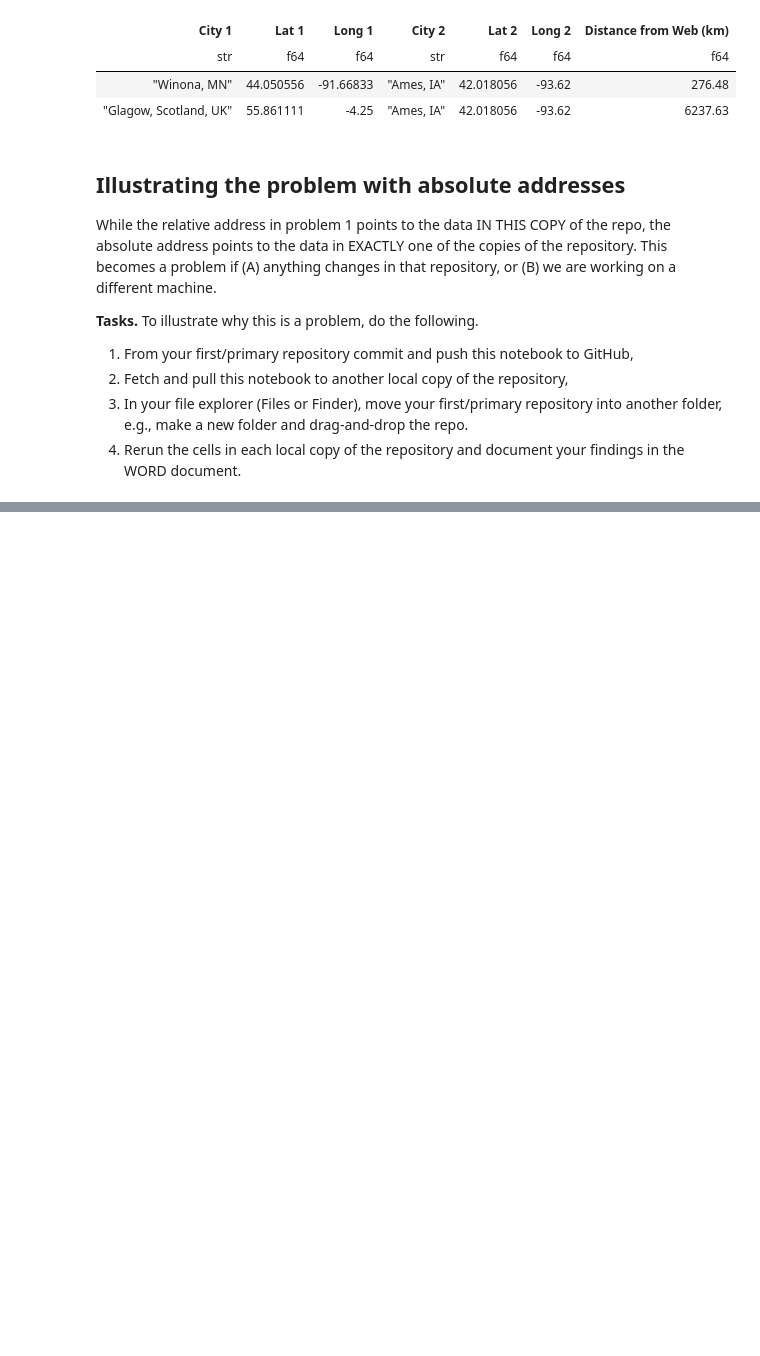
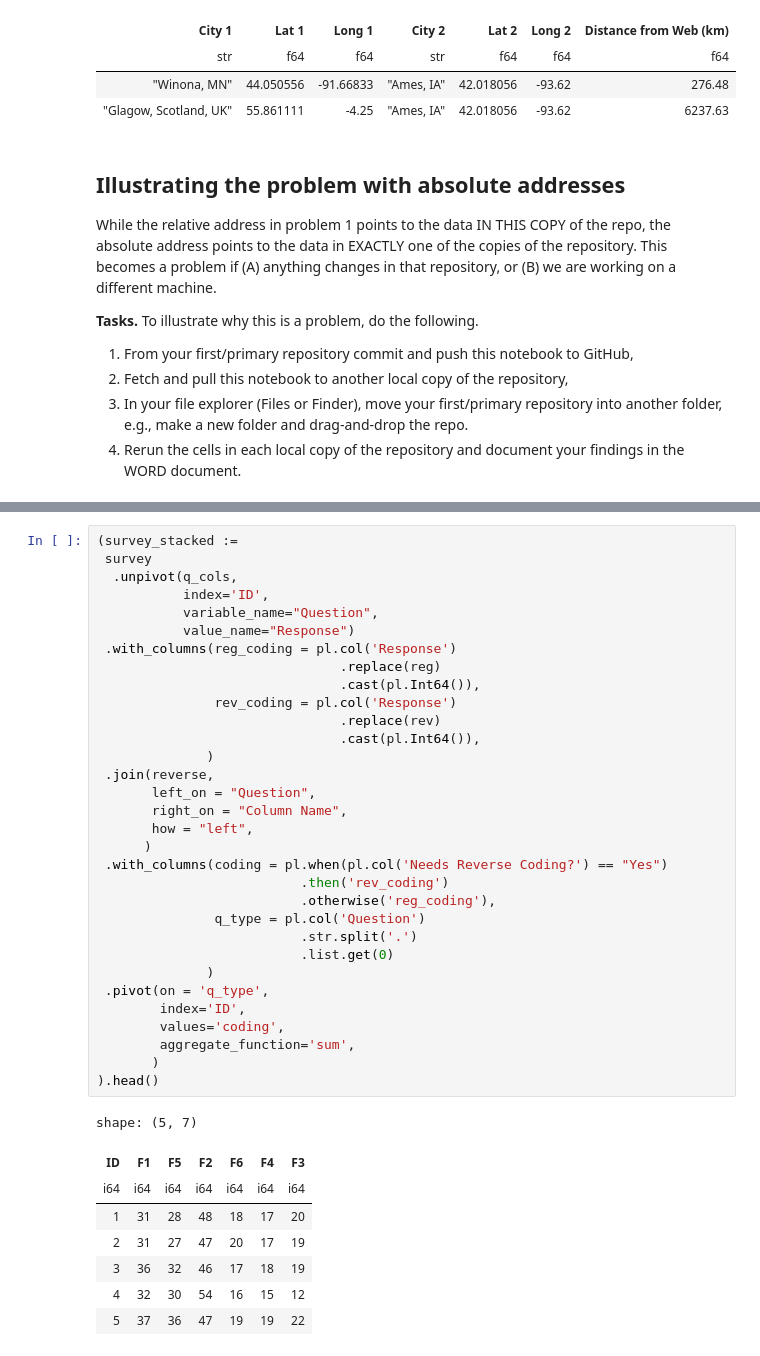
Before and after one commit to wp7618us-ui/health_survey, a Jupyter notebook: 1_4_health_care_survey.ipynb, the cells around one changed output, grey strips where cells are left out. Saved outputs shown, nothing was run; the diff lists cells and outputs as text; blank space fills up the shorter version.

```diff
--- a/1_4_health_care_survey.ipynb
+++ b/1_4_health_care_survey.ipynb
@@ -58,0 +177,41 @@ While the relative address in problem 1 points to the data IN THIS COPY of the r
+# %%
+(survey_stacked :=
+ survey
+  .unpivot(q_cols,
+           index='ID',
+           variable_name="Question",
+           value_name="Response")
+ .with_columns(reg_coding = pl.col('Response')
+                               .replace(reg)
+                               .cast(pl.Int64()),
+               rev_coding = pl.col('Response')
+                               .replace(rev)
+                               .cast(pl.Int64()),
+              )
+ .join(reverse,
+       left_on = "Question",
+       right_on = "Column Name",
+       how = "left",
+      )
+ .with_columns(coding = pl.when(pl.col('Needs Reverse Coding?') == "Yes")
+                          .then('rev_coding')
+                          .otherwise('reg_coding'),
+               q_type = pl.col('Question')
+                          .str.split('.')
+                          .list.get(0)
+              )
+ .pivot(on = 'q_type',
+        index='ID',
+        values='coding',
+        aggregate_function='sum',
+       )
+).head()
+# %% [output]
+shape: (5, 7)
+| ID | F1 | F5 | F2 | F6 | F4 | F3 |
+| i64 | i64 | i64 | i64 | i64 | i64 | i64 |
+| 1 | 31 | 28 | 48 | 18 | 17 | 20 |
+| 2 | 31 | 27 | 47 | 20 | 17 | 19 |
+| 3 | 36 | 32 | 46 | 17 | 18 | 19 |
+| 4 | 32 | 30 | 54 | 16 | 15 | 12 |
+| 5 | 37 | 36 | 47 | 19 | 19 | 22 |
```
Also changed, not shown: parts of 8 cells of this notebook, 1 other file.
